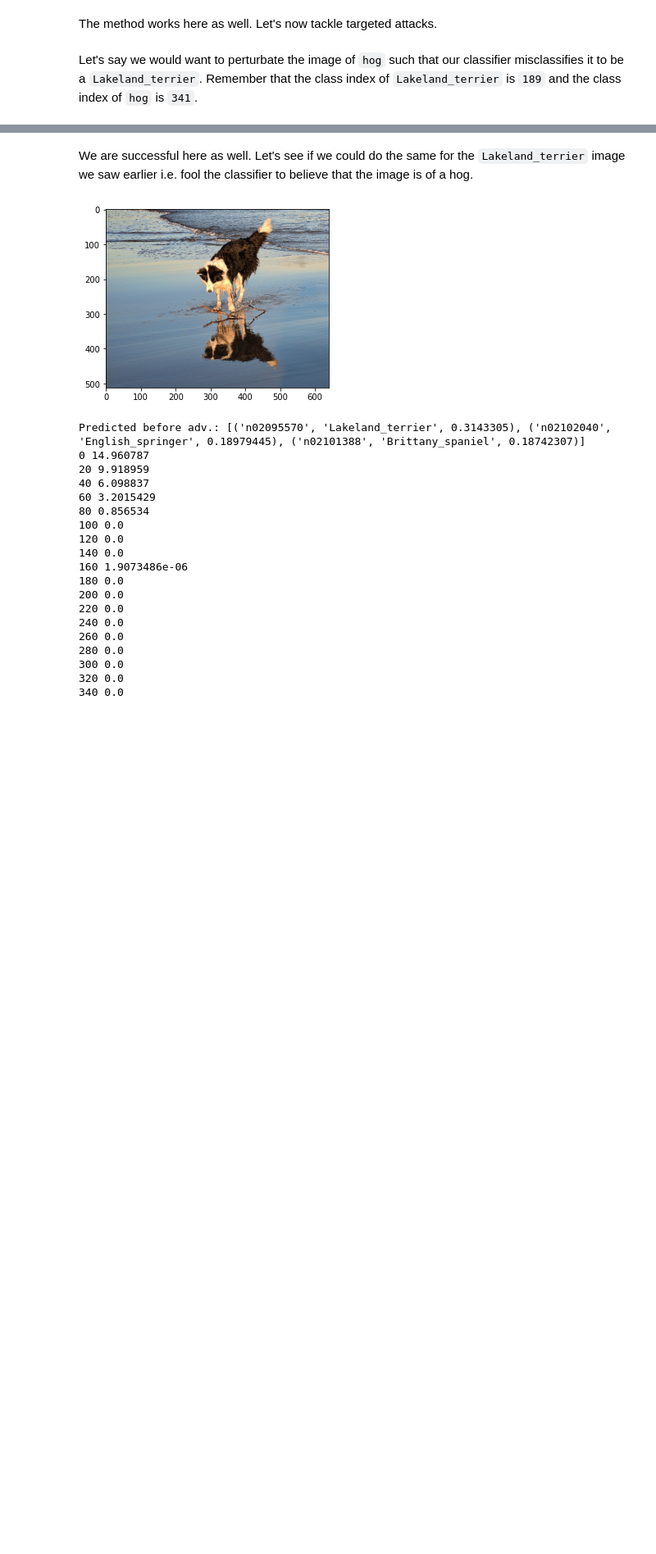
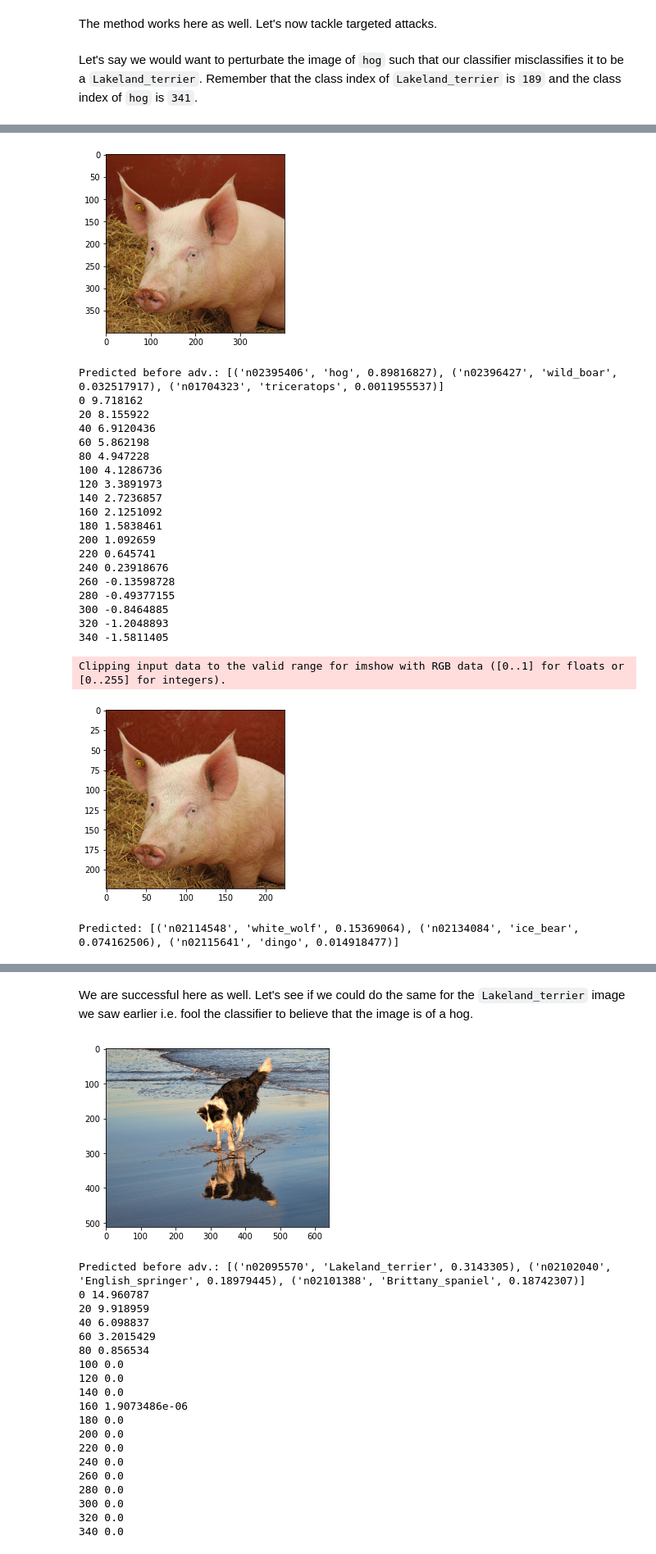
Before and after one commit to sayakpaul/Adversarial-Examples-in-Deep-Learning, a Jupyter notebook: Image_Adversaries_Basics.ipynb, the cells around one changed output, grey strips where cells are left out. Shown at 82% size. Saved outputs shown, nothing was run; the diff lists cells and outputs as text; code cells hidden in the pictures; blank space fills up the shorter version.

```diff
--- a/Image_Adversaries_Basics.ipynb
+++ b/Image_Adversaries_Basics.ipynb
@@ -251,7 +306,7 @@ Predicted: [('n02102040', 'English_springer', 0.97474104), ('n02106166', 'Border
 # %% [markdown]
 The method works here as well. Let's now tackle targeted attacks.
 # %%
-def generate_adversaries_targeted(image_tensor, delta,
+def generate_adversaries_targeted(image_tensor, delta, model,
     true_index, target_index):
     # Loss and optimizer
     scc_loss = tf.keras.losses.SparseCategoricalCrossentropy()
@@ -262,7 +317,7 @@ def generate_adversaries_targeted(image_tensor, delta,
         with tf.GradientTape() as tape:
             tape.watch(delta)
             inp = preprocess_input(image_tensor + delta)
-            predictions = resnet50(inp, training=False)
+            predictions = model(inp, training=False)
             loss = (- scc_loss(tf.convert_to_tensor([true_index]), predictions) +
 	                    scc_loss(tf.convert_to_tensor([target_index]), predictions))
             if t % 20 == 0:
@@ -280,21 +335,21 @@ def generate_adversaries_targeted(image_tensor, delta,
 
     return delta
 # %%
-def perturb_image(image_path, true, target):
+def perturb_image(image_path, true, target, model):
     # Load and preprocess image but a but without any `preprocess_input`
     sample_image = show_image(image_path)
     preprocessed_image = preprocess_image_without(sample_image)
 
     # Generate predictions before any adversaries
-    unsafe_preds = resnet50.predict(preprocess_input(preprocessed_image))
-    print('Predicted before adv.:', tf.keras.applications.resnet50.decode_predictions(unsafe_preds, top=3)[0])
+    unsafe_preds = model.predict(preprocess_input(preprocessed_image))
+    print('Predicted before adv.:', tf.keras.applications.imagenet_utils.decode_predictions(unsafe_preds, top=3)[0])
 
     # Initialize the perturbation quantity
     image_tensor = tf.constant(preprocessed_image, dtype=tf.float32)
     delta = tf.Variable(tf.zeros_like(image_tensor), trainable=True)
 
     # Get the adversary vector
-    delta_tensor = generate_adversaries_targeted(image_tensor, delta, true, target)
+    delta_tensor = generate_adversaries_targeted(image_tensor, delta, model, true, target)
 
     # See if the image changes
     plt.imshow((image_tensor + delta_tensor).numpy().squeeze()/255)
@@ -302,8 +357,8 @@ def perturb_image(image_path, true, target):
 
     # Generate prediction
     perturbed_image = preprocess_input(image_tensor + delta_tensor)
-    preds = resnet50.predict(perturbed_image)
-    print('Predicted:', tf.keras.applications.resnet50.decode_predictions(preds, top=3)[0])
+    preds = model.predict(perturbed_image)
+    print('Predicted:', tf.keras.applications.imagenet_utils.decode_predictions(preds, top=3)[0])
 # %% [markdown]
 Let's say we would want to perturbate the image of `hog` such that our classifier misclassifies it to be a `Lakeland_terrier`. Remember that the class index of `Lakeland_terrier` is `189` and the class index of `hog` is `341`.
 # %%
@@ -335,0 +392,28 @@ Predicted: [('n02095570', 'Lakeland_terrier', 0.07326998), ('n01883070', 'wombat
+# %%
+# Let's see!
+# EfficientNetB0 (ImageNet)
+perturb_image("pig.jpg", 341, 189, enb0)
+# %% [output]
+[figure, added]
+Predicted before adv.: [('n02395406', 'hog', 0.89816827), ('n02396427', 'wild_boar', 0.032517917), ('n01704323', 'triceratops', 0.0011955537)]
+0 9.718162
+20 8.155922
+40 6.9120436
+60 5.862198
+80 4.947228
+100 4.1286736
+120 3.3891973
+140 2.7236857
+160 2.1251092
+180 1.5838461
+200 1.092659
+220 0.645741
+240 0.23918676
+260 -0.13598728
+280 -0.49377155
+300 -0.8464885
+320 -1.2048893
+340 -1.5811405
+Clipping input data to the valid range for imshow with RGB data ([0..1] for floats or [0..255] for integers).
+[figure, added]
+Predicted: [('n02114548', 'white_wolf', 0.15369064), ('n02134084', 'ice_bear', 0.074162506), ('n02115641', 'dingo', 0.014918477)]
```
Also changed, not shown: parts of 26 cells of this notebook.
